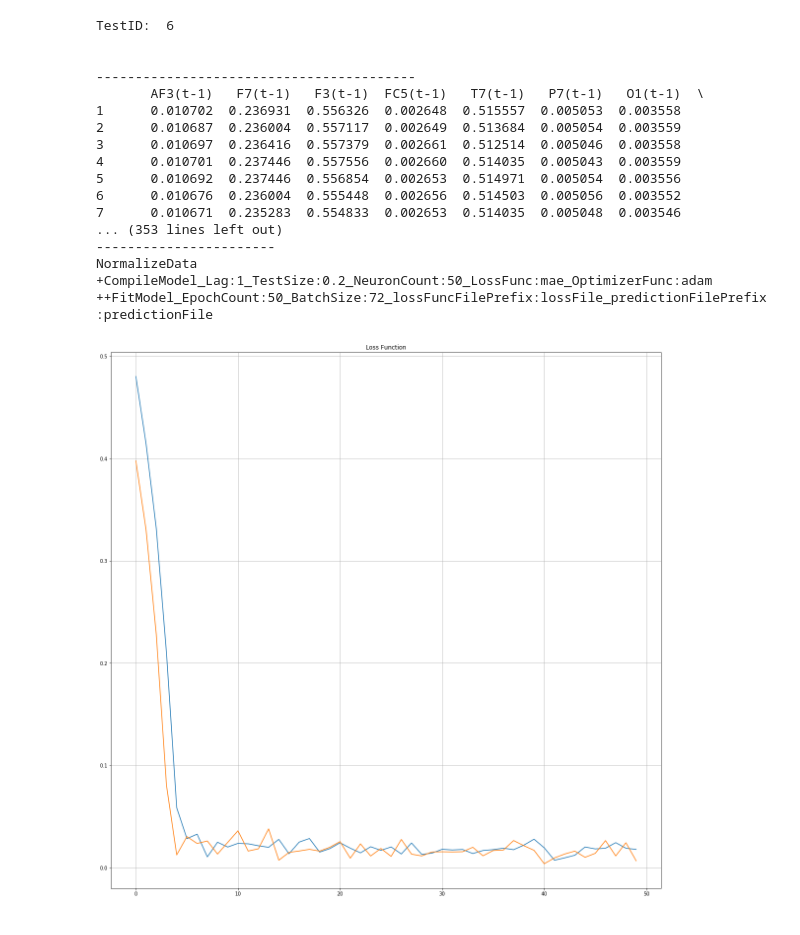
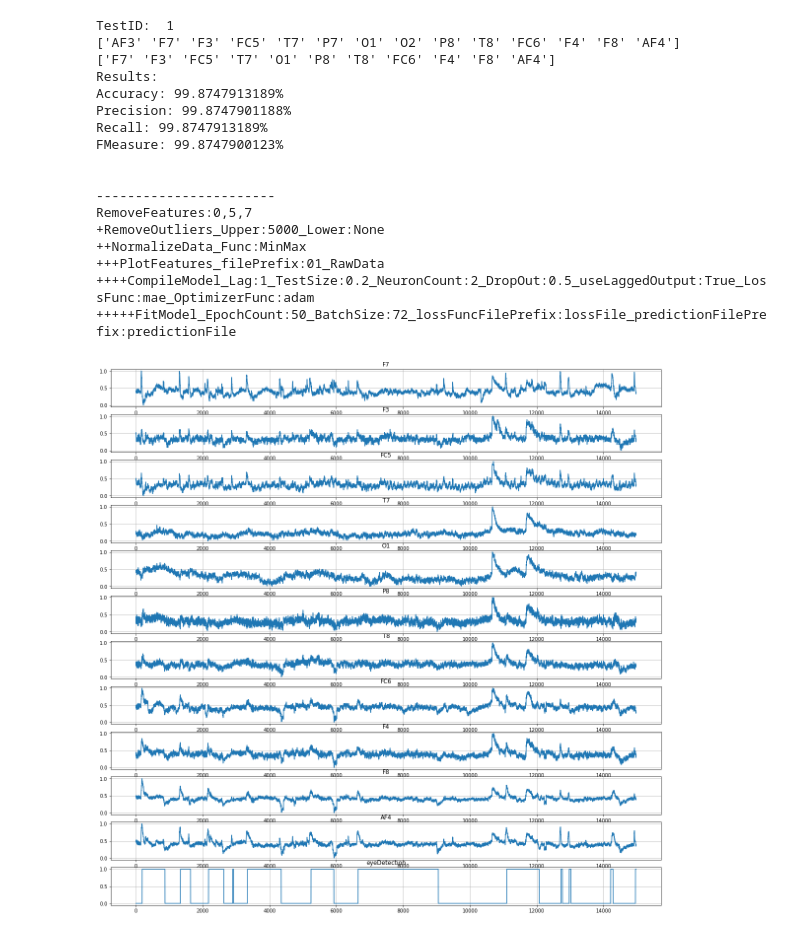
Before and after one commit to eldrad294/ICS5110_Practical_Assignment, a Jupyter notebook: src/Nicholas/EEGAssignment_LSTM/003/EEGAssignment_LSTM_003.ipynb, the cells around one changed output. Cells and saved outputs as stored; diff of their text form; code cells hidden in the pictures.

```diff
--- a/src/Nicholas/EEGAssignment_LSTM/003/EEGAssignment_LSTM_003.ipynb
+++ b/src/Nicholas/EEGAssignment_LSTM/003/EEGAssignment_LSTM_003.ipynb
@@ -405,37 +483,52 @@ class Test:
 # %%
 testID += 1
 
 print "TestID: ", testID
-a = Test(testID, 'EEGEyeState.arff.csv')
+a = LSTMPredictor(testID, 'EEGEyeState.arff.csv')
 
+
+
+print a.GetFeatureNames()
+a.RemoveFeatures([0, 5, 7])
+print a.GetFeatureNames()
+
+res = a.RemoveOutliers(upperLimit=5000)
 a.NormalizeData()
+a.PlotFeatures(filePrefix='01_RawData')
 
 lagValue = 1
+a.CompileModel(lagCount=lagValue
+               , testSetRatio=0.2
+               , neuronCount=2
+               , dropOut=0.5
+               , useLaggedOutput=True
+               , modelArchitectureFilename='modelArchitecture')
 
-
-a.CompileModel(lagValue, 0.2, 50, 'modelArchitecture')
-a.FitModel(50, 72,
-           lossFuncFilePrefix='lossFile',
-           predictionFilePrefix='predictionFile')
+a.FitModel(epochCount=50
+           , batchSize=72
+           , resultsFile='myFile'
+           , lossFuncFilePrefix='lossFile'
+           , predictionFilePrefix='predictionFile'
+           , verbosity=0)
 
 
 print '\n\n-----------------------\n' + a.GetCmdHistory()
 # %% [output]
-TestID:  6
+TestID:  1
+['AF3' 'F7' 'F3' 'FC5' 'T7' 'P7' 'O1' 'O2' 'P8' 'T8' 'FC6' 'F4' 'F8' 'AF4']
+['F7' 'F3' 'FC5' 'T7' 'O1' 'P8' 'T8' 'FC6' 'F4' 'F8' 'AF4']
+Results:
+Accuracy: 99.8747913189%
+Precision: 99.8747901188%
+Recall: 99.8747913189%
+FMeasure: 99.8747900123%
 
 
------------------------------------------
-       AF3(t-1)   F7(t-1)   F3(t-1)  FC5(t-1)   T7(t-1)   P7(t-1)   O1(t-1)  \
-1      0.010702  0.236931  0.556326  0.002648  0.515557  0.005053  0.003558
-2      0.010687  0.236004  0.557117  0.002649  0.513684  0.005054  0.003559
-3      0.010697  0.236416  0.557379  0.002661  0.512514  0.005046  0.003558
-4      0.010701  0.237446  0.557556  0.002660  0.514035  0.005043  0.003559
-5      0.010692  0.237446  0.556854  0.002653  0.514971  0.005054  0.003556
-6      0.010676  0.236004  0.555448  0.002656  0.514503  0.005056  0.003552
-7      0.010671  0.235283  0.554833  0.002653  0.514035  0.005048  0.003546
-... (353 lines left out)
 -----------------------
-NormalizeData
-+CompileModel_Lag:1_TestSize:0.2_NeuronCount:50_LossFunc:mae_OptimizerFunc:adam
-++FitModel_EpochCount:50_BatchSize:72_lossFuncFilePrefix:lossFile_predictionFilePrefix:predictionFile
+RemoveFeatures:0,5,7
++RemoveOutliers_Upper:5000_Lower:None
+++NormalizeData_Func:MinMax
++++PlotFeatures_filePrefix:01_RawData
+++++CompileModel_Lag:1_TestSize:0.2_NeuronCount:2_DropOut:0.5_useLaggedOutput:True_LossFunc:mae_OptimizerFunc:adam
++++++FitModel_EpochCount:50_BatchSize:72_lossFuncFilePrefix:lossFile_predictionFilePrefix:predictionFile
-[figure, old version]
+[figure, new version]
```
Also changed, not shown: parts of 8 cells of this notebook.
